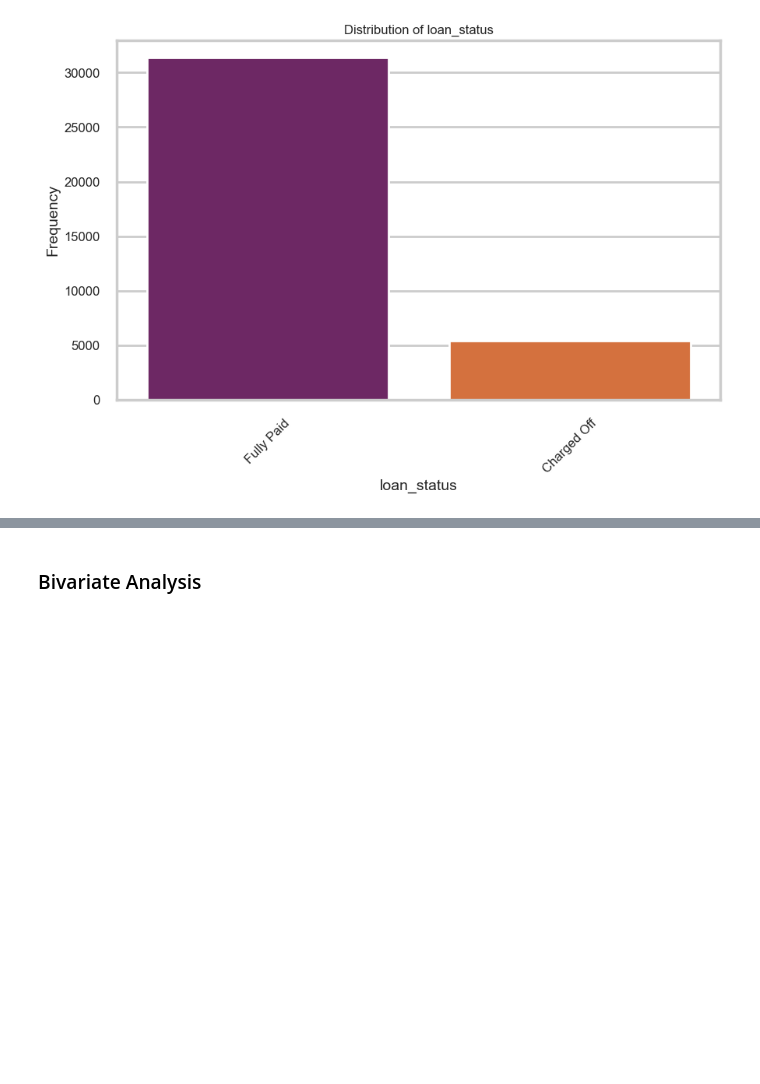
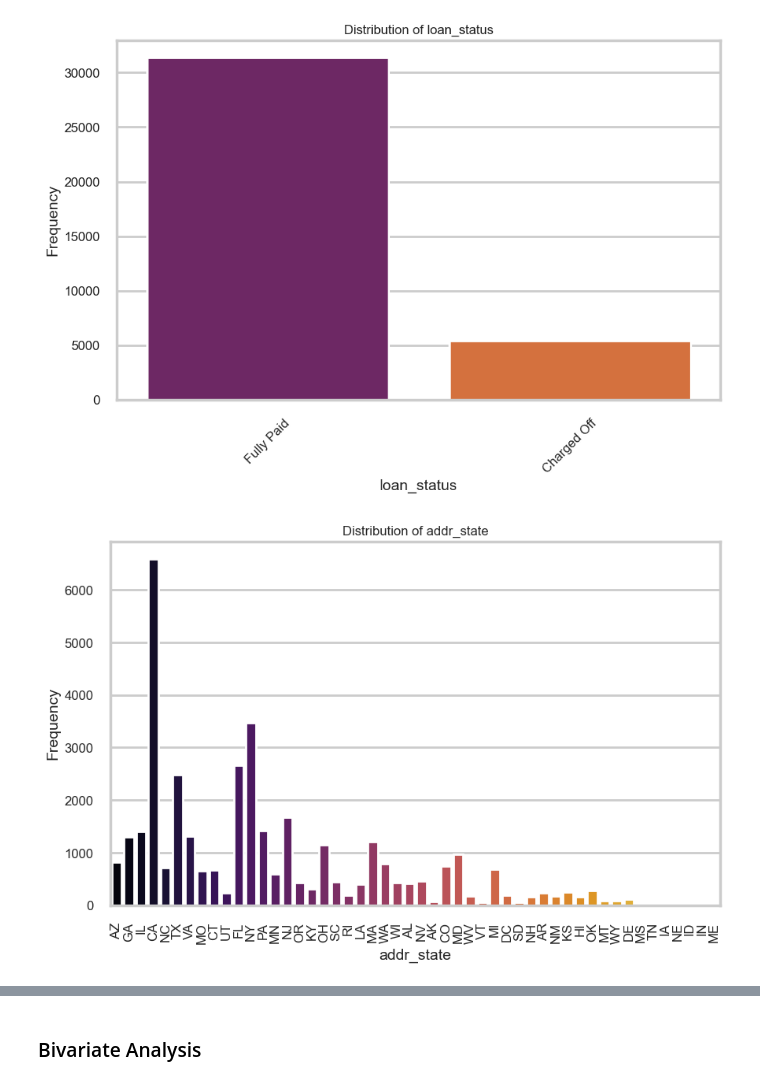
Before and after one commit to skelkar8/LendingClubCaseStudy, a Jupyter notebook: Swapnil_Kelkar.ipynb, the cells around one changed output, grey strips where cells are left out. Saved outputs shown, nothing was run; the diff lists cells and outputs as text; code cells hidden in the pictures; blank space fills up the shorter version.

```diff
--- a/Swapnil_Kelkar.ipynb
+++ b/Swapnil_Kelkar.ipynb
@@ -448,6 +448,17 @@ for var in categorical_vars:
 [figure]
 [figure]
 [figure]
+# %%
+plt.figure(figsize=(10,6))
+sns.countplot(x='addr_state', data=df, palette='inferno')
+plt.title(f'Distribution of addr_state')
+plt.xlabel('addr_state', fontsize=14)
+plt.ylabel('Frequency', fontsize=14)
+plt.xticks(rotation=90, fontsize=12)
+plt.yticks(fontsize=12)
+plt.show()
+# %% [output]
+[figure, added]
 # %% [markdown]
 From the above graphs we can conclude that:
 1. **Grade**: Although most loans are between grades of A, B and C, there are a substantial number of grade D and below that could have higher default rates
```
Also changed, not shown: parts of 8 cells of this notebook.
